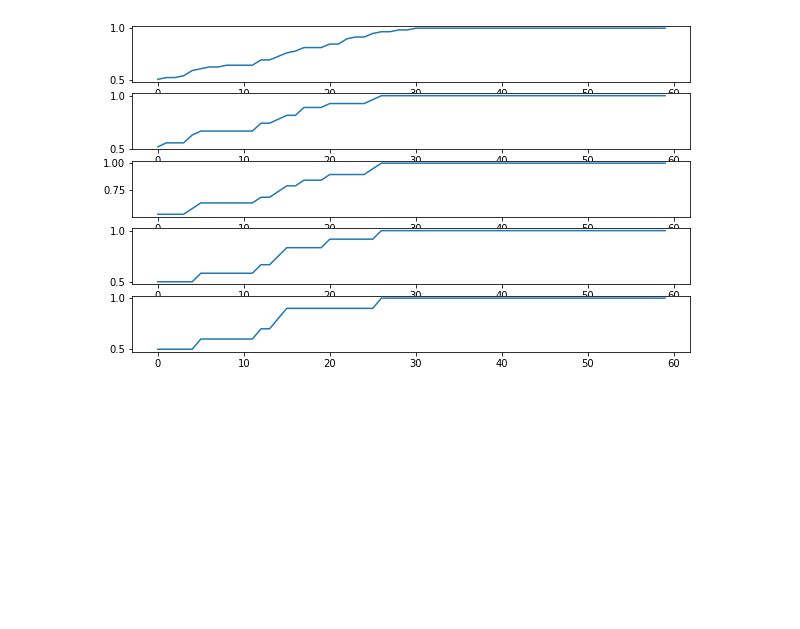
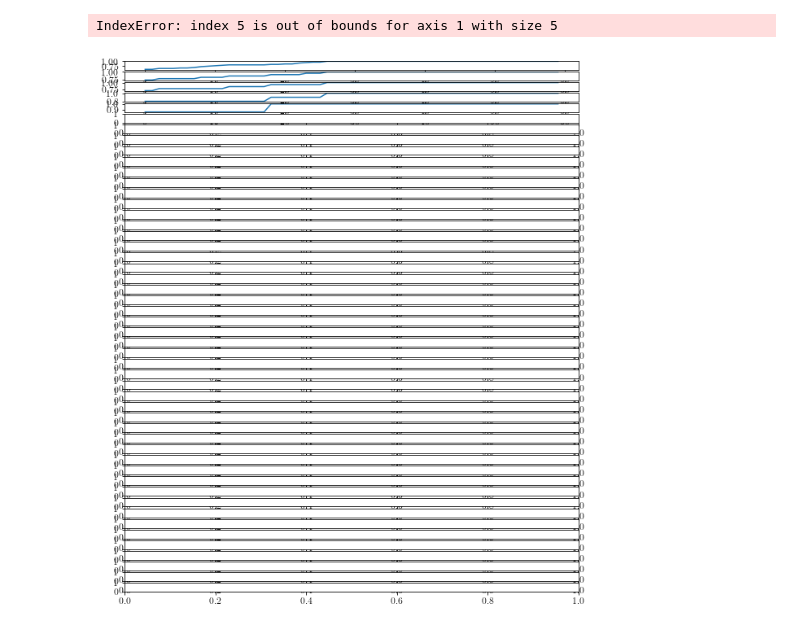
Before and after one commit to chwilko/CSoS, a Jupyter notebook: Python3/L5/Task_1.ipynb, the cells around one changed output. Cells and saved outputs as stored; diff of their text form; code cells hidden in the pictures; blank space fills up the shorter version.

```diff
--- a/Python3/L5/Task_1.ipynb
+++ b/Python3/L5/Task_1.ipynb
@@ -6,3 +6,26 @@ from alphastable import *
 import matplotlib.pyplot as plt
 
 from scipy.stats import kde
+# %%
+Image_width = 10
+plt.rc('text', usetex = True) # latex ticks
+plt.rc('text.latex')
+plt.rcParams['axes.unicode_minus'] = False
+plt.rcParams.update({
+    "text.usetex": True,
+    "font.family": "serif",
+    "font.serif": ['Computer Modern'],
+})
+
+EXTRA_SMALL = 10
+SMALL_SIZE = 12
+MEDIUM_SIZE = 15
+BIGGER_SIZE = 20
+
+plt.rc('font', size=EXTRA_SMALL)         # controls default text sizes
+plt.rc('axes', titlesize=BIGGER_SIZE)    # fontsize of the axes title
+plt.rc('axes', labelsize=MEDIUM_SIZE)    # fontsize of the x and y labels
+plt.rc('xtick', labelsize=SMALL_SIZE)    # fontsize of the tick labels
+plt.rc('ytick', labelsize=SMALL_SIZE)    # fontsize of the tick labels
+plt.rc('legend', fontsize=SMALL_SIZE)    # legend fontsize
+plt.rc('figure', titlesize=BIGGER_SIZE)  # fontsize of the figure title
@@ -72,0 +67,19 @@ ax.hist(Points_angles);
+# %%
+fig = plt.figure(figsize = (2 * Image_width, Image_width))
+Points_angles = np.ones(N)
+Points_radius = np.ones(N)
+for i, val in enumerate(X):
+    Points_angles[i] = np.arctan2(X[i][0], X[i][1])
+    Points_radius[i] = np.linalg.norm(X[i])
+ax1 = fig.add_subplot(121)
+ax1.hist(Points_angles)
+
+ax2 = fig.add_subplot(122, polar = True)
+rbins = np.linspace(0, Points_radius.max(), 50)
+abins = np.linspace(-np.pi, np.pi, 60)
+hist, _, _ = np.histogram2d(Points_angles, Points_radius, bins = (abins, rbins))
+A, R = np.meshgrid(abins, rbins)
+pc = ax2.pcolormesh(A, R, hist.T, cmap = "magma_r")
+ax2.set_ylim([0, 25])
+fig.colorbar(pc)
+plt.show()
@@ -73,6 +88,7 @@ ax.hist(Points_angles);
 # %%
-fig, ax = plt.subplots(nrows = len(R), figsize = (10, 0.6 * 10))
+fig, ax = plt.subplots(nrows = len(R), figsize = (Image_width, 1.2 * Image_width))
 for i in range(len(R)):
     ax[i].plot(Gamma[:, i])
 # %% [output]
+IndexError: index 5 is out of bounds for axis 1 with size 5
-[figure, old version]
+[figure, new version]
```
Also changed, not shown: parts of 5 cells of this notebook.
